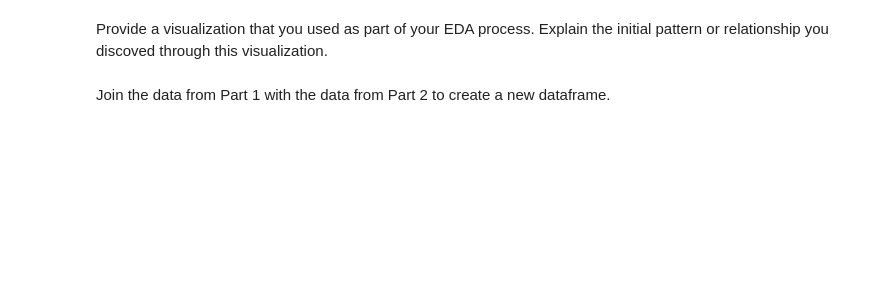
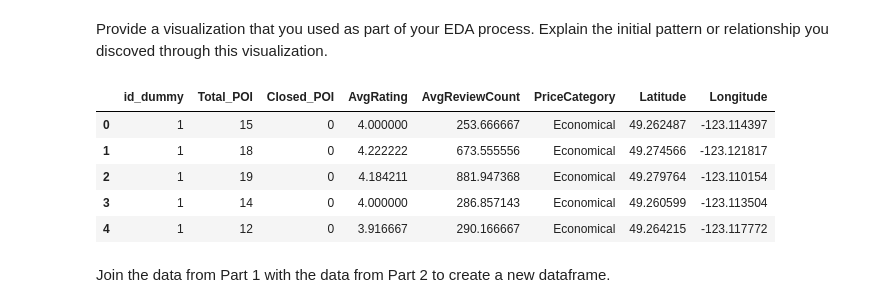
Before and after one commit to Akshaykhanna111/Vancouver-Bike-Station-Analysis-Correlating-Bike-Usage-with-Surrounding-Points-of-Interest, a Jupyter notebook: notebooks/joining_data.ipynb, the cells around one changed output. Drawn from its saved outputs; the diff is of its cells as text; code cells hidden in the pictures; blank space fills up the shorter version.

```diff
--- a/notebooks/joining_data.ipynb
+++ b/notebooks/joining_data.ipynb
@@ -3,10 +22,16 @@ Provide a visualization that you used as part of your EDA process. Explain the i
 # %%
 # Joining of dataframes has been done post competing EDA for each of the dataframes. Hence, the sections have been shuffled
 
-
-city_bike_df = pd.read_csv(r'C:\Users\aksha\Documents\LHL\LHL Assignments\Week 5\Python Statistical Modeling Project\City_Bike_Vancouver_Data_17th.csv')
-yelp_df = pd.read_csv(r'C:\Users\aksha\Documents\LHL\LHL Assignments\Week 5\Python Statistical Modeling Project\Yelp_Data_17th.csv')
-fs_df = pd.read_csv(r'C:\Users\aksha\Documents\LHL\LHL Assignments\Week 5\Python Statistical Modeling Project\Foursquare_Data_17th.csv')
+fs_df = pd.read_csv(r'C:\Users\aksha\Documents\LHL\LHL Assignments\Week 5\Python Statistical Modeling Project\Python Project\Statistical_Modeling_Python\data\Foursquare_Data_17th.csv')
+yelp_df = pd.read_csv(r'C:\Users\aksha\Documents\LHL\LHL Assignments\Week 5\Python Statistical Modeling Project\Python Project\Statistical_Modeling_Python\data\Yelp_Data_17th.csv')
+city_bike_df = pd.read_csv(r'C:\Users\aksha\Documents\LHL\LHL Assignments\Week 5\Python Statistical Modeling Project\Python Project\Statistical_Modeling_Python\data\City_Bike_Vancouver_Data_17th.csv')
+# %% [output]
+|  | id_dummy | Total_POI | Closed_POI | AvgRating | AvgReviewCount | PriceCategory | Latitude | Longitude |
+| 0 | 1 | 15 | 0 | 4.000000 | 253.666667 | Economical | 49.262487 | -123.114397 |
+| 1 | 1 | 18 | 0 | 4.222222 | 673.555556 | Economical | 49.274566 | -123.121817 |
+| 2 | 1 | 19 | 0 | 4.184211 | 881.947368 | Economical | 49.279764 | -123.110154 |
+| 3 | 1 | 14 | 0 | 4.000000 | 286.857143 | Economical | 49.260599 | -123.113504 |
+| 4 | 1 | 12 | 0 | 3.916667 | 290.166667 | Economical | 49.264215 | -123.117772 |
 # %%
 # Data Audit and cleaning for City Bike dataframe
 city_bike_df.head()
```
Also changed, not shown: parts of 3 cells of this notebook, 8 other files.
